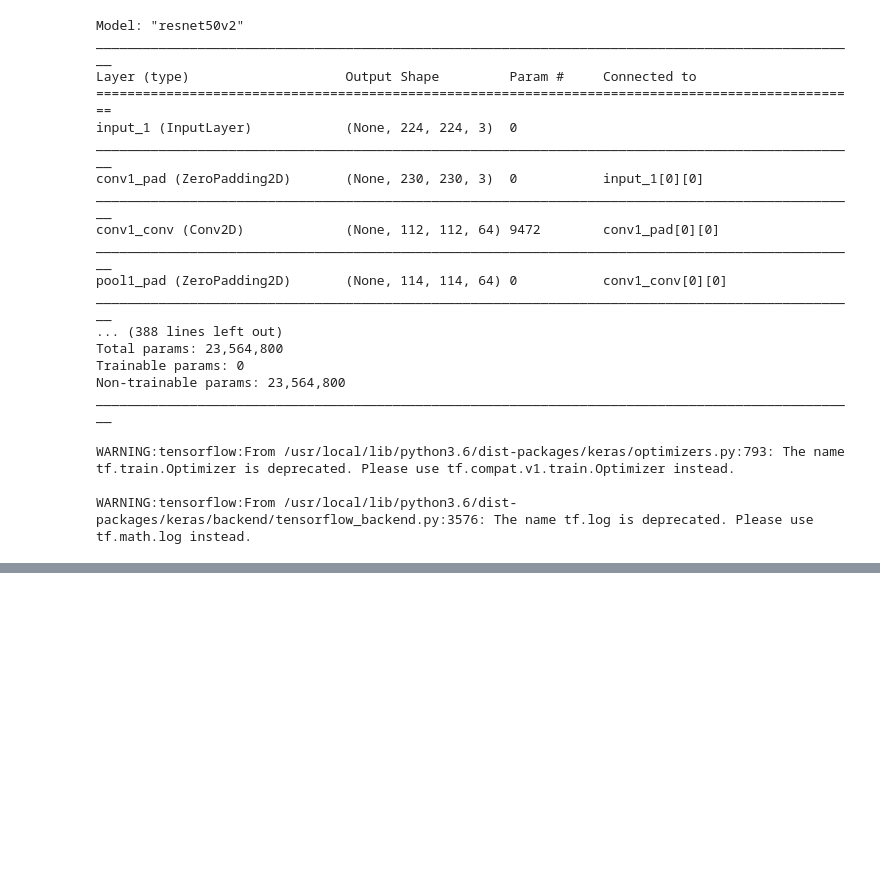
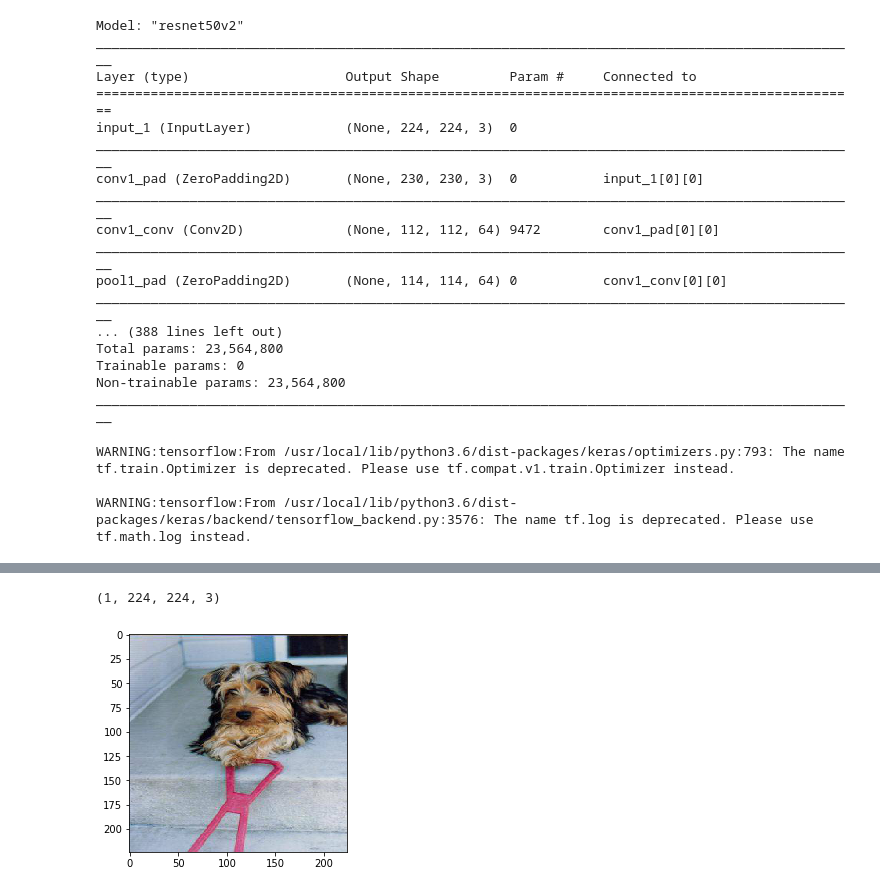
Before and after one commit to sraminics/CMPE297, a Jupyter notebook: DogBreedClassifier.ipynb, the cells around one changed output, grey strips where cells are left out. Drawn from its saved outputs; the diff is of its cells as text; code cells hidden in the pictures; blank space fills up the shorter version.

```diff
--- a/DogBreedClassifier.ipynb
+++ b/DogBreedClassifier.ipynb
@@ -239,0 +397,24 @@ plt.show()
+# %%
+img_path = '/content/test/0f56064b344e608e11a41e3523eb3b89.jpg'
+
+# We preprocess the image into a 4D tensor
+from keras.preprocessing import image
+import numpy as np
+
+img = image.load_img(img_path, target_size=(224, 224))
+img_tensor = image.img_to_array(img)
+img_tensor = np.expand_dims(img_tensor, axis=0)
+# Remember that the model was trained on inputs
+# that were preprocessed in the following way:
+img_tensor /= 255.
+
+print(img_tensor.shape)
+# %% [output]
+(1, 224, 224, 3)
+# %%
+import matplotlib.pyplot as plt
+
+plt.imshow(img_tensor[0])
+plt.show()
+# %% [output]
+[figure, added]
```
Also changed, not shown: parts of 28 cells of this notebook.
